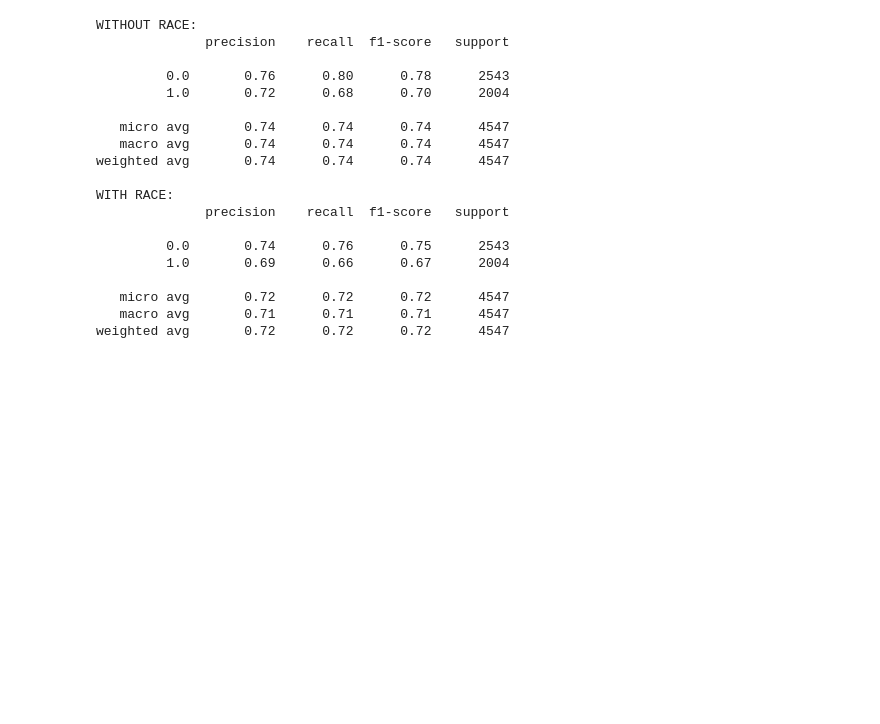
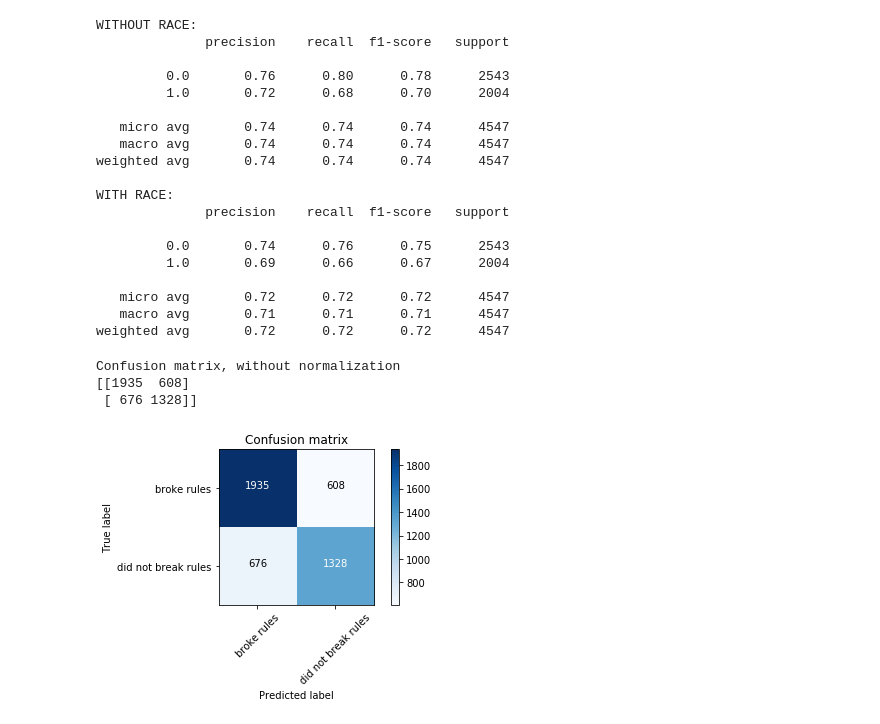
Before and after one commit to benbranchflower/applied_machine_learning, a Jupyter notebook: prison_violations.ipynb, the cells around one changed output. Saved outputs shown, nothing was run; the diff lists cells and outputs as text; code cells hidden in the pictures; blank space fills up the shorter version.

```diff
--- a/prison_violations.ipynb
+++ b/prison_violations.ipynb
@@ -969,3 +969,11 @@ WITH RACE:
    micro avg       0.72      0.72      0.72      4547
    macro avg       0.71      0.71      0.71      4547
 weighted avg       0.72      0.72      0.72      4547
+# %%
+plot_confusion_matrix(confusion_matrix(violator_test.fillna(0), best_ada.predict(pd.get_dummies(named_test).fillna(0))),
+                     ['broke rules', 'did not break rules'])
+# %% [output]
+Confusion matrix, without normalization
+[[1935  608]
+ [ 676 1328]]
+[figure, added]
```
Also changed, not shown: parts of 17 cells of this notebook.
